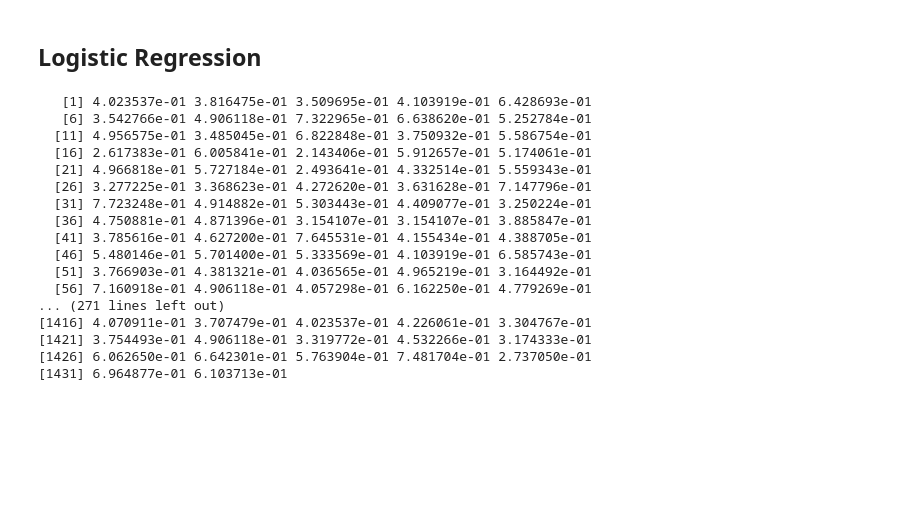
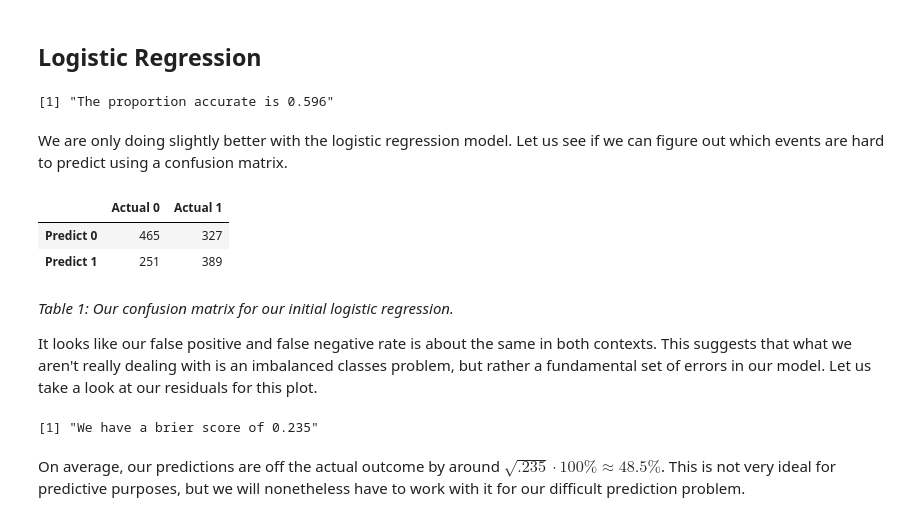
Before and after one commit to PLBMR/mentalHealthDataAnalysis, a Jupyter notebook: osmiMentalHealthInTech/analysis/modelSelection.ipynb, the cells around one changed output. Saved outputs shown, nothing was run; the diff lists cells and outputs as text; code cells hidden in the pictures; blank space fills up the shorter version.

```diff
--- a/osmiMentalHealthInTech/analysis/modelSelection.ipynb
+++ b/osmiMentalHealthInTech/analysis/modelSelection.ipynb
@@ -103,34 +103,47 @@ We see that we are only getting about $58.5\%$ of our predictions right. This is
 # %%
 mainFrame$diagnosedWithMHD = ifelse(mainFrame$diagnosedWithMHD == "Yes",1,0)
 # %%
-initialMod.logr = glm(diagnosedWithMHD ~ factor(age) + factor(roleType)
+initialMod.logr = glm(diagnosedWithMHD ~ age + factor(roleType)
                       + factor(isUSA) + factor(gender) + factor(companySize),
                       data = mainFrame,family = "binomial")
 # %%
 #check predictive accuracy
 mainFrame$predictions = predict(initialMod.logr,type = "response")
 mainFrame$predictions = ifelse(mainFrame$predictions > 0.5,1,0)
-mainFra
-#correctFrame = mainFrame[which(
-#                        mainFrame$diagnosedWithMHD == mainFrame$predictions),]
-#propAccurate = dim(correctFrame)[1] / dim(mainFrame)[1]
+correctFrame = mainFrame[which(
+                        mainFrame$diagnosedWithMHD == mainFrame$predictions),]
+propAccurate = dim(correctFrame)[1] / dim(mainFrame)[1]
 #then get percent
-#print(paste("The proportion accurate is",signif(propAccurate,sigLev)))
+print(paste("The proportion accurate is",signif(propAccurate,sigLev)))
 # %% [output]
-   [1] 4.023537e-01 3.816475e-01 3.509695e-01 4.103919e-01 6.428693e-01
-   [6] 3.542766e-01 4.906118e-01 7.322965e-01 6.638620e-01 5.252784e-01
-  [11] 4.956575e-01 3.485045e-01 6.822848e-01 3.750932e-01 5.586754e-01
-  [16] 2.617383e-01 6.005841e-01 2.143406e-01 5.912657e-01 5.174061e-01
-  [21] 4.966818e-01 5.727184e-01 2.493641e-01 4.332514e-01 5.559343e-01
-  [26] 3.277225e-01 3.368623e-01 4.272620e-01 3.631628e-01 7.147796e-01
-  [31] 7.723248e-01 4.914882e-01 5.303443e-01 4.409077e-01 3.250224e-01
-  [36] 4.750881e-01 4.871396e-01 3.154107e-01 3.154107e-01 3.885847e-01
-  [41] 3.785616e-01 4.627200e-01 7.645531e-01 4.155434e-01 4.388705e-01
-  [46] 5.480146e-01 5.701400e-01 5.333569e-01 4.103919e-01 6.585743e-01
-  [51] 3.766903e-01 4.381321e-01 4.036565e-01 4.965219e-01 3.164492e-01
-  [56] 7.160918e-01 4.906118e-01 4.057298e-01 6.162250e-01 4.779269e-01
-... (271 lines left out)
-[1416] 4.070911e-01 3.707479e-01 4.023537e-01 4.226061e-01 3.304767e-01
-[1421] 3.754493e-01 4.906118e-01 3.319772e-01 4.532266e-01 3.174333e-01
-[1426] 6.062650e-01 6.642301e-01 5.763904e-01 7.481704e-01 2.737050e-01
-[1431] 6.964877e-01 6.103713e-01
+[1] "The proportion accurate is 0.596"
+# %% [markdown]
+We are only doing slightly better with the logistic regression model. Let us see if we can figure out which events are hard to predict using a confusion matrix.
+# %%
+confusionMat = matrix(0,nrow = 2,ncol = 2)
+for (i in 1:2){
+    for (j in 1:2){
+        #get level associated
+        confusionMat[i,j] = length(which(mainFrame$predictions == i - 1 &
+                                         mainFrame$diagnosedWithMHD == j - 1))
+    }
+}
+#name columns
+rownames(confusionMat) = c("Predict 0","Predict 1")
+colnames(confusionMat) = c("Actual 0","Actual 1")
+confusionMat
+# %% [output]
+|  | Actual 0 | Actual 1 |
+| Predict 0 | 465 | 327 |
+| Predict 1 | 251 | 389 |
+# %% [markdown]
+_Table 1: Our confusion matrix for our initial logistic regression._
+
+It looks like our false positive and false negative rate is about the same in both contexts. This suggests that what we aren't really dealing with is an imbalanced classes problem, but rather a fundamental set of errors in our model. Let us take a look at our residuals for this plot.
+# %%
+brierScore = mean(residuals(initialMod.logr,type = "response")^2)
+print(paste("We have a brier score of",signif(brierScore,sigLev)))
+# %% [output]
+[1] "We have a brier score of 0.235"
+# %% [markdown]
+On average, our predictions are off the actual outcome by around $\sqrt{.235} \cdot 100\% \approx 48.5\%$. This is not very ideal for predictive purposes, but we will nonetheless have to work with it for our difficult prediction problem.
```
Also changed, not shown: parts of 1 cell of this notebook, 2 other files.
